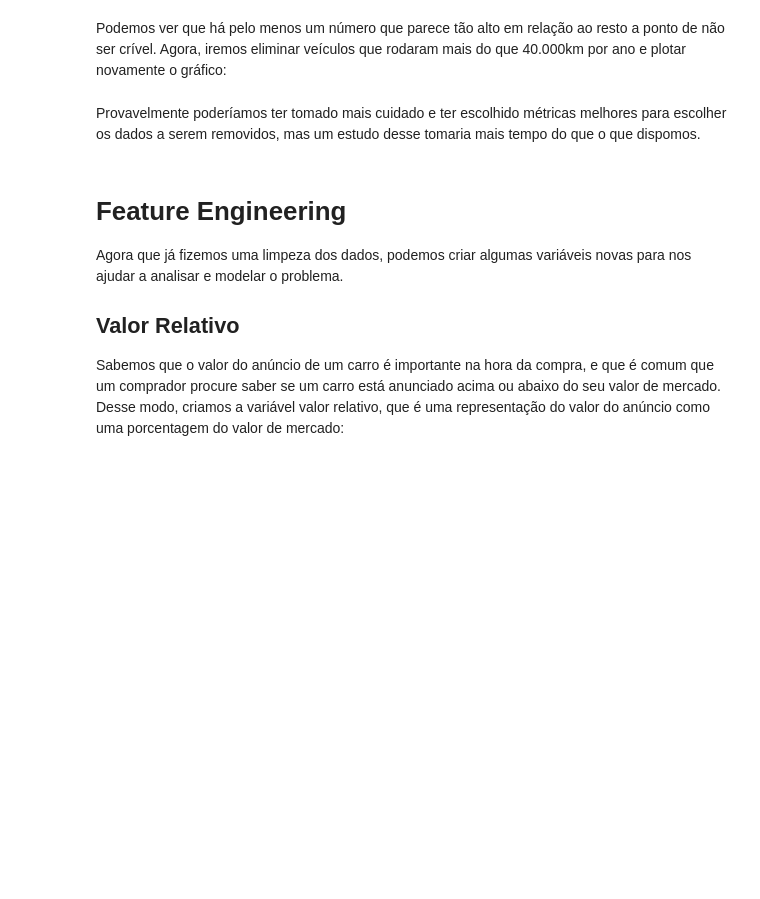
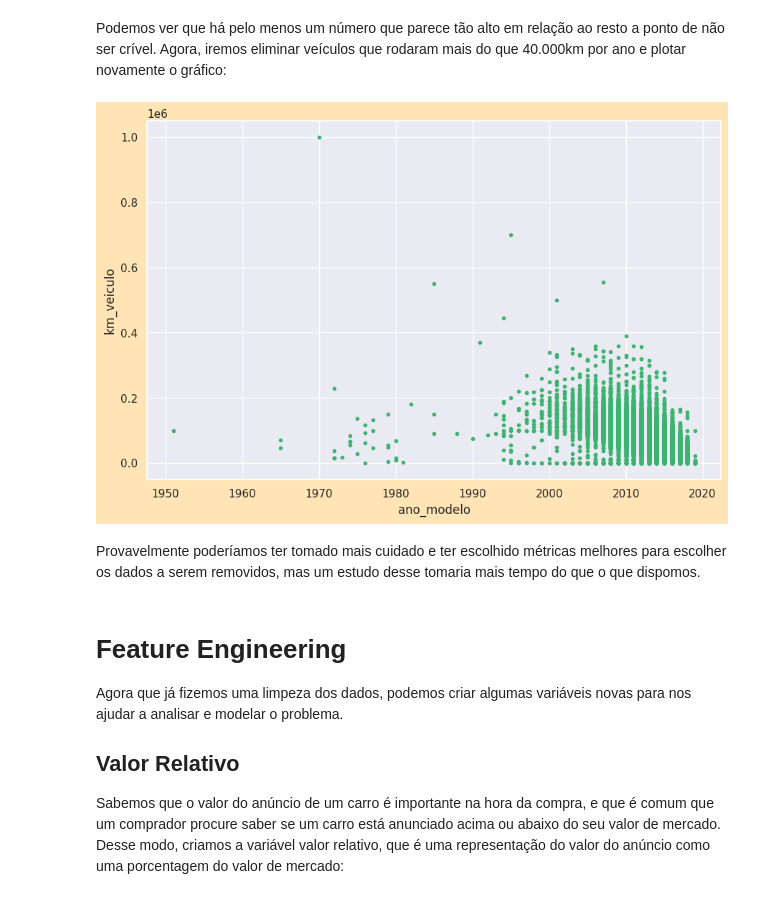
Before and after one commit to morpha21/Analise_Exploratoria_e_Previsao_de_Leads, a Jupyter notebook: analise_em_veiculos.ipynb, the cells around one changed output. Cells and saved outputs as stored; diff of their text form; code cells hidden in the pictures; blank space fills up the shorter version.

Commit message:
Função que cria gráficos movida do Notebook para um Pacote. Melhora nos gráficos.

```diff
--- a/analise_em_veiculos.ipynb
+++ b/analise_em_veiculos.ipynb
@@ -31,26 +33,26 @@ Para ajudar a visualizar os dados, criamos a função `dataplot`, que recebe os
 - `linestyle1`: linestyle dos dados;
 - `linestyle2`: linestyle da figura adicional.
 # %%
-def dataplot(dados,
-             colunax,
-             colunay,
-             add=[],
-             linestyle1 = 'none',
-             linestyle2 = 'none'):
+# def dataplot(dados,
+#              colunax,
+#              colunay,
+#              add=[],
+#              linestyle1 = 'none',
+#              linestyle2 = 'none'):
 
-  df = dados.sort_values(colunax)
+#   df = dados.sort_values(colunax)
 
-  #plota o gráfico
-  fig = plt.figure(figsize=(9,9))
+#   #plota o gráfico
+#   fig = plt.figure(figsize=(9,9))
 
-  if add != []:
-    plt.plot(add[0], add[1], marker ='.', linestyle=linestyle2)
+#   if add != []:
+#     plt.plot(add[0], add[1], marker ='.', linestyle=linestyle2)
 
-  plt.plot(df[colunax], df[colunay], marker ='.', linestyle=linestyle1)
-  plt.xlabel(colunax)
-  plt.ylabel(colunay)
-  plt.grid(b=True, which='both')
-  plt.show()
+#   plt.plot(df[colunax], df[colunay], marker ='.', linestyle=linestyle1)
+#   plt.xlabel(colunax)
+#   plt.ylabel(colunay)
+#   plt.grid(b=True, which='both')
+#   plt.show()
 # %% [markdown]
 Se um dataframe possui muitas colunas, não conseguimos exibir todas de uma só vez para observação.
 
@@ -372,7 +402,9 @@ Podemos ver que há pelo menos um número que parece tão alto em relação ao r
 # %%
 df = df[df['km_veiculo'] <= 40000*(2022 - df['ano_modelo'])]
 
-dataplot(df,'ano_modelo', 'km_veiculo')
+dataplot(df,'ano_modelo', 'km_veiculo', size=(8,5))
+# %% [output]
+[figure, added]
 # %% [markdown]
 Provavelmente poderíamos ter tomado mais cuidado e ter escolhido métricas melhores para escolher os dados a serem removidos, mas um estudo desse tomaria mais tempo do que o que dispomos.
 # %% [markdown]
```
Also changed, not shown: parts of 27 cells of this notebook, 5 other files.
